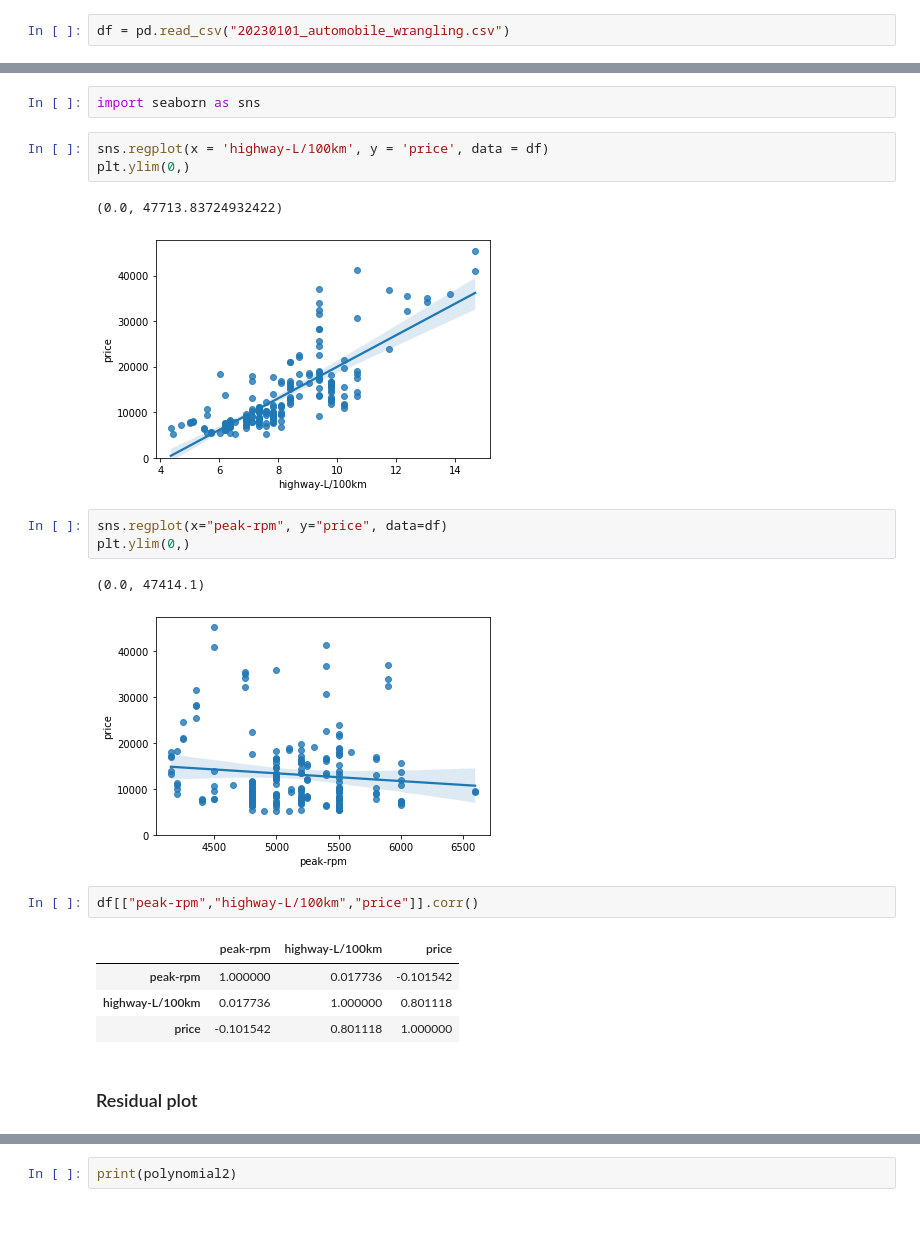
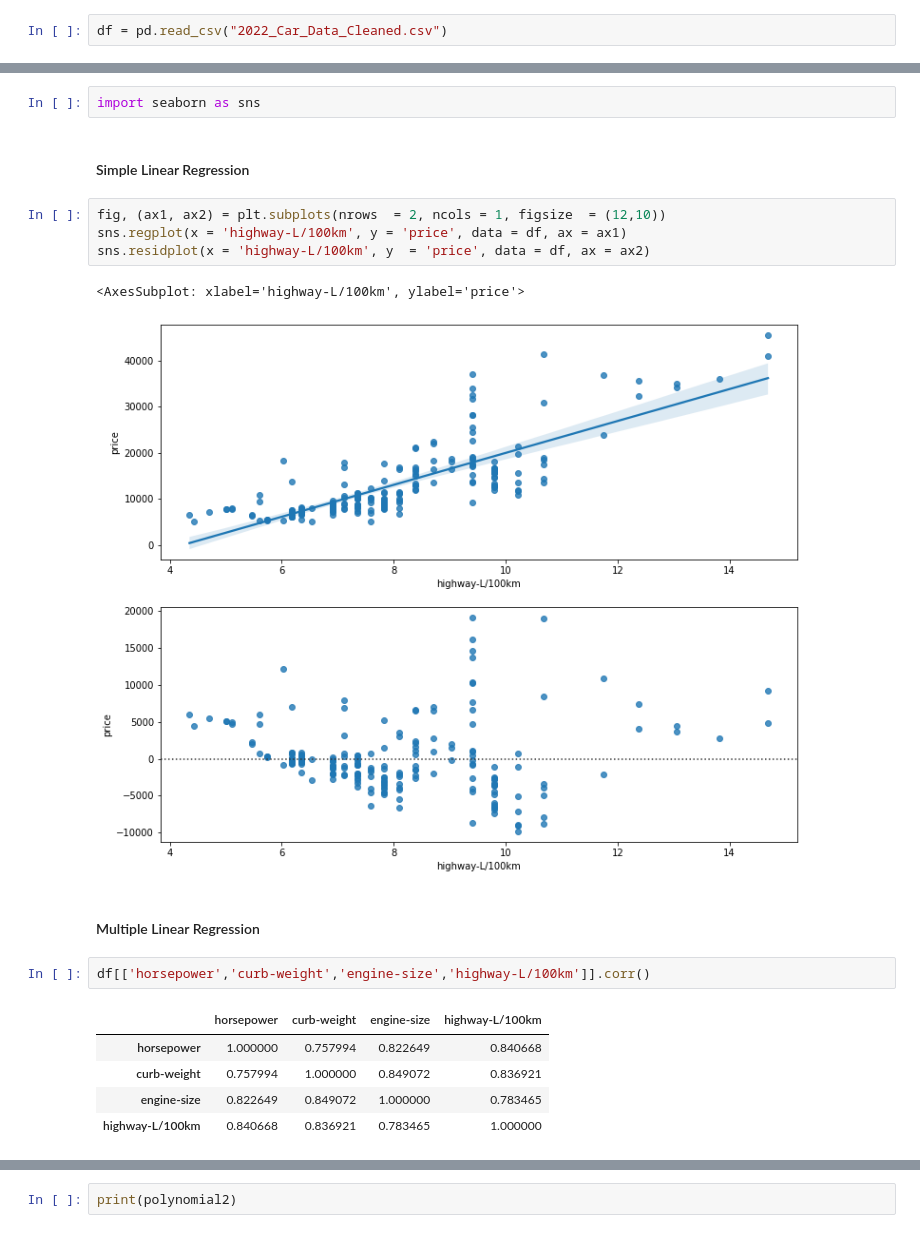
Before and after one commit to AE-102/2022_Car_DA, a Jupyter notebook: 2022_Car_4_ModelDevelopment.ipynb, the cells around one changed output, grey strips where cells are left out. Saved outputs shown, nothing was run; the diff lists cells and outputs as text.

```diff
--- a/2022_Car_4_ModelDevelopment.ipynb
+++ b/2022_Car_4_ModelDevelopment.ipynb
@@ -5,7 +7,7 @@ import pandas as pd
 import numpy as np
 import matplotlib.pyplot as plt
 # %%
-df = pd.read_csv("20230101_automobile_wrangling.csv")
+df = pd.read_csv("2022_Car_Data_Cleaned.csv")
 # %%
 df.head()
 # %% [output]
@@ -91,24 +91,22 @@ array([-2.86467994e+00,  3.46770737e+03])
 ## Model Evaluation Using Visualization
 # %%
 import seaborn as sns
+# %% [markdown]
+#### Simple Linear Regression
 # %%
-sns.regplot(x = 'highway-L/100km', y = 'price', data = df)
-plt.ylim(0,)
+fig, (ax1, ax2) = plt.subplots(nrows  = 2, ncols = 1, figsize  = (12,10))
+sns.regplot(x = 'highway-L/100km', y = 'price', data = df, ax = ax1)
+sns.residplot(x = 'highway-L/100km', y  = 'price', data = df, ax = ax2)
 # %% [output]
-(0.0, 47713.83724932422)
+<AxesSubplot: xlabel='highway-L/100km', ylabel='price'>
-[figure, old version]
+[figure, new version]
-# %%
-sns.regplot(x="peak-rpm", y="price", data=df)
-plt.ylim(0,)
-# %% [output]
-(0.0, 47414.1)
-[figure, removed]
+# %% [markdown]
+#### Multiple Linear Regression
 # %%
-df[["peak-rpm","highway-L/100km","price"]].corr()
+df[['horsepower','curb-weight','engine-size','highway-L/100km']].corr()
 # %% [output]
-|  | peak-rpm | highway-L/100km | price |
-| peak-rpm | 1.000000 | 0.017736 | -0.101542 |
-| highway-L/100km | 0.017736 | 1.000000 | 0.801118 |
-| price | -0.101542 | 0.801118 | 1.000000 |
+|  | horsepower | curb-weight | engine-size | highway-L/100km |
+| horsepower | 1.000000 | 0.757994 | 0.822649 | 0.840668 |
+| curb-weight | 0.757994 | 1.000000 | 0.849072 | 0.836921 |
+| engine-size | 0.822649 | 0.849072 | 1.000000 | 0.783465 |
+| highway-L/100km | 0.840668 | 0.836921 | 0.783465 | 1.000000 |
-# %% [markdown]
-### Residual plot
```
Also changed, not shown: parts of 95 cells of this notebook, 5 other files.
